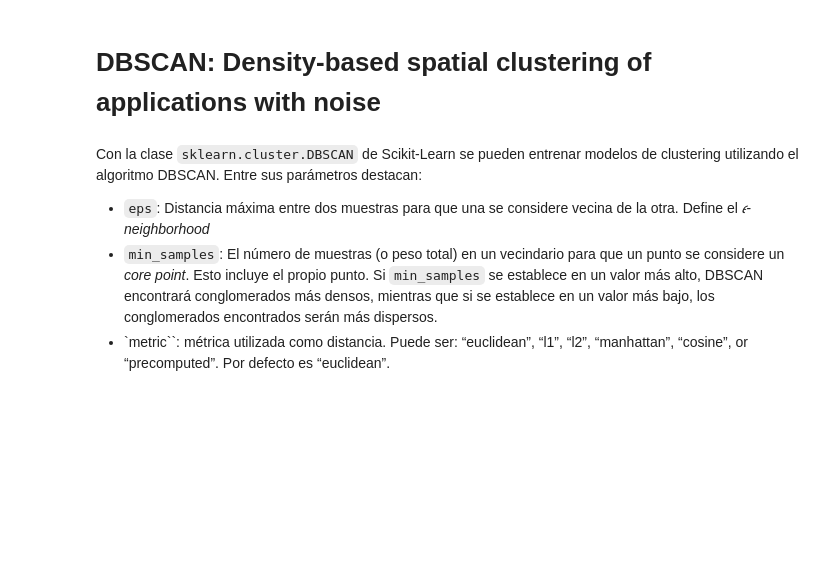
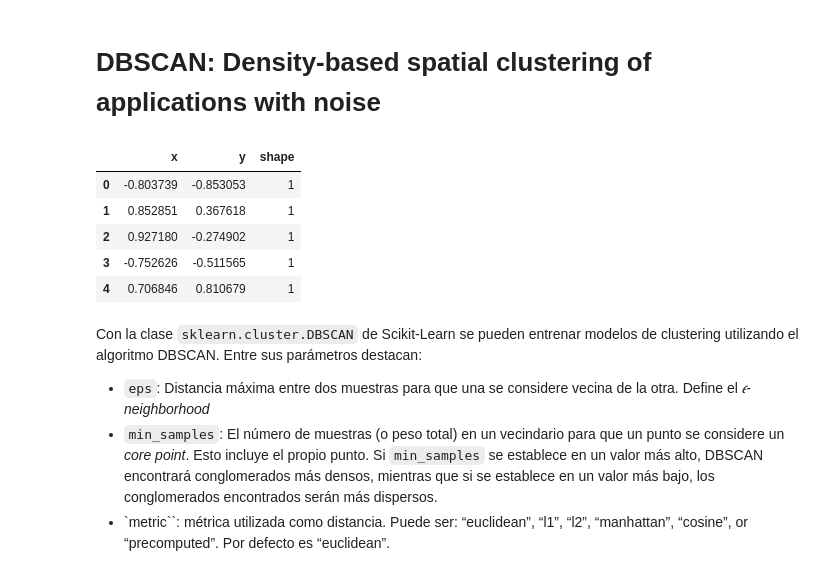
Before and after one commit to GLuis189/Aprendizaje-Automatico, a Jupyter notebook: Tutorial8/T8-Clustering_new.ipynb, the cells around one changed output. Saved outputs shown, nothing was run; the diff lists cells and outputs as text; code cells hidden in the pictures; blank space fills up the shorter version.

```diff
--- a/Tutorial8/T8-Clustering_new.ipynb
+++ b/Tutorial8/T8-Clustering_new.ipynb
@@ -578,6 +631,13 @@ drive.mount('/content/drive')
 # %%
-datos = pd.read_csv('/content/drive/MyDrive/Docencia/AprendizajeAutomatico/2022-2023/Tutoriales sklearn/DBSCAN.csv')
+datos = pd.read_csv('./DBSCAN.csv')
 datos.head()
+# %% [output]
+|  | x | y | shape |
+| 0 | -0.803739 | -0.853053 | 1 |
+| 1 | 0.852851 | 0.367618 | 1 |
+| 2 | 0.927180 | -0.274902 | 1 |
+| 3 | -0.752626 | -0.511565 | 1 |
+| 4 | 0.706846 | 0.810679 | 1 |
 # %% [markdown]
 Con la clase `sklearn.cluster.DBSCAN` de Scikit-Learn se pueden entrenar modelos de clustering utilizando el algoritmo DBSCAN. Entre sus parámetros destacan:
 - `eps`: Distancia máxima entre dos muestras para que una se considere vecina de la otra. Define el *𝜖-neighborhood*
```
Also changed, not shown: parts of 39 cells of this notebook.
